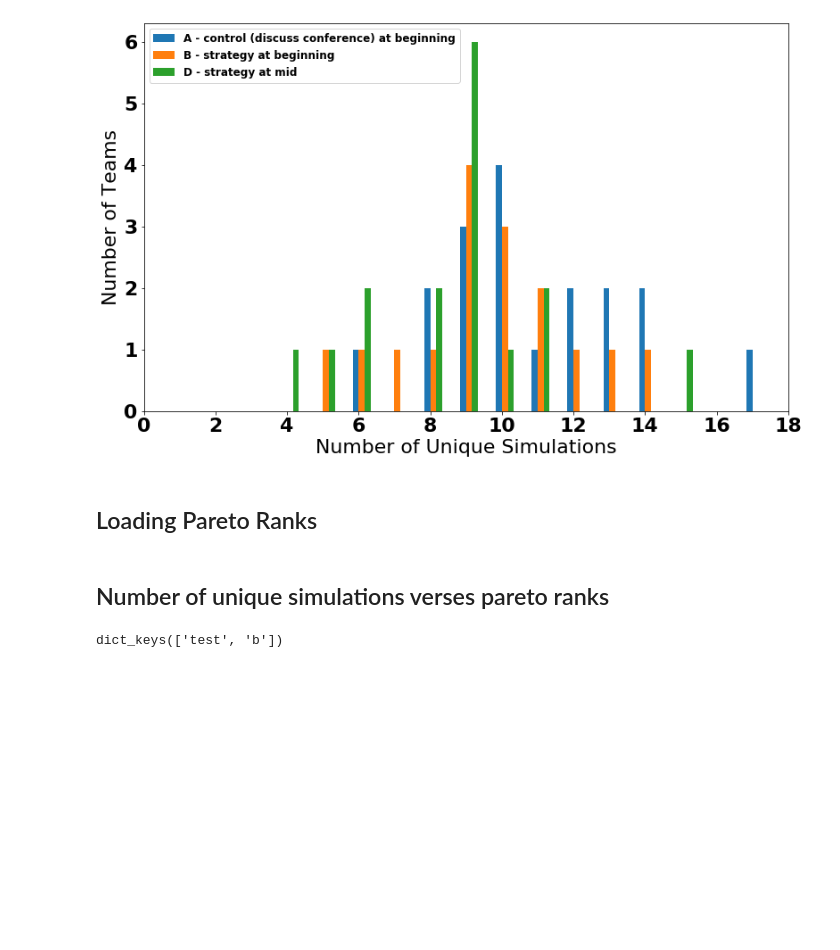
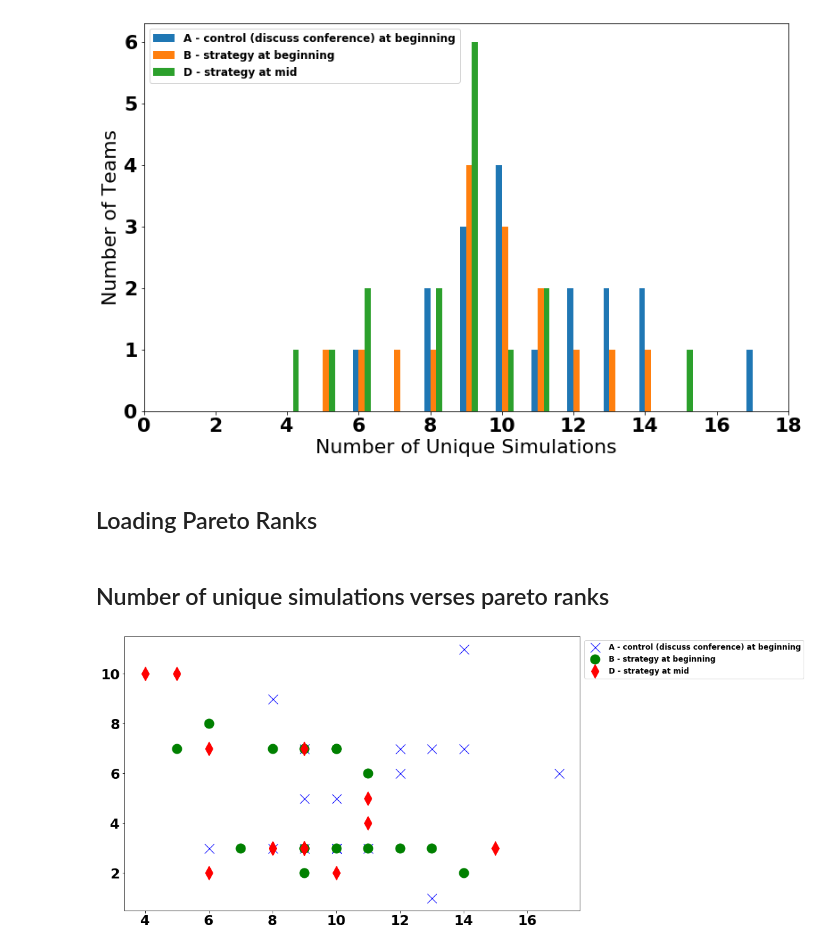
Before and after one commit to MIT-GTL-Open-Source-Public/Learning2019-PostProcessing, a Jupyter notebook: SimpleRankOrdersJupyter/NumberOfSimulationsVsParetoRanks.ipynb, the cells around one changed output. Drawn from its saved outputs; the diff is of its cells as text; code cells hidden in the pictures; blank space fills up the shorter version.

Commit message:
Finished plotting Number of Unique Solutions vs. Pareto Ranking

```diff
--- a/SimpleRankOrdersJupyter/NumberOfSimulationsVsParetoRanks.ipynb
+++ b/SimpleRankOrdersJupyter/NumberOfSimulationsVsParetoRanks.ipynb
@@ -129,4 +127,22 @@ test_dict = {"test": 1, "b": 3}
-# %%
-test_dict.keys()
-# %% [output]
-dict_keys(['test', 'b'])
+# %%
+paretoRanksA = [analyzed_data[k].pareto_ranks_fine for k in analyzed_data.keys() if analyzed_data[k].condition == 'A' ]
+paretoRanksB = [analyzed_data[k].pareto_ranks_fine for k in analyzed_data.keys() if analyzed_data[k].condition == 'B' ]
+paretoRanksD = [analyzed_data[k].pareto_ranks_fine for k in analyzed_data.keys() if analyzed_data[k].condition == 'D' ]
+
+allData = paretoRanksA + paretoRanksB + paretoRanksD
+
+import scipy.stats
+rankedData = scipy.stats.rankdata(allData, method='dense')
+paretoRanksA = rankedData[0:len(paretoRanksA)]
+paretoRanksB = rankedData[len(paretoRanksA):len(paretoRanksA)+len(paretoRanksB)]
+paretoRanksD = rankedData[len(paretoRanksA)+len(paretoRanksB):]
+
+plt.figure(figsize=golden_ratio*8)
+plt.plot(uniqueSimsA, paretoRanksA, "bx", markersize=15)
+plt.plot(uniqueSimsB, paretoRanksB, "go", markersize=15)
+plt.plot(uniqueSimsD, paretoRanksD, "rd", markersize=15)
+plt.xlabel("Nu")
+plt.legend(conditions, fontsize=12, loc='upper right', bbox_to_anchor=(1.5,1))
+plt.show()
+# %% [output]
+[figure, added]
```
Also changed, not shown: parts of 1 cell of this notebook, 1 other file.
